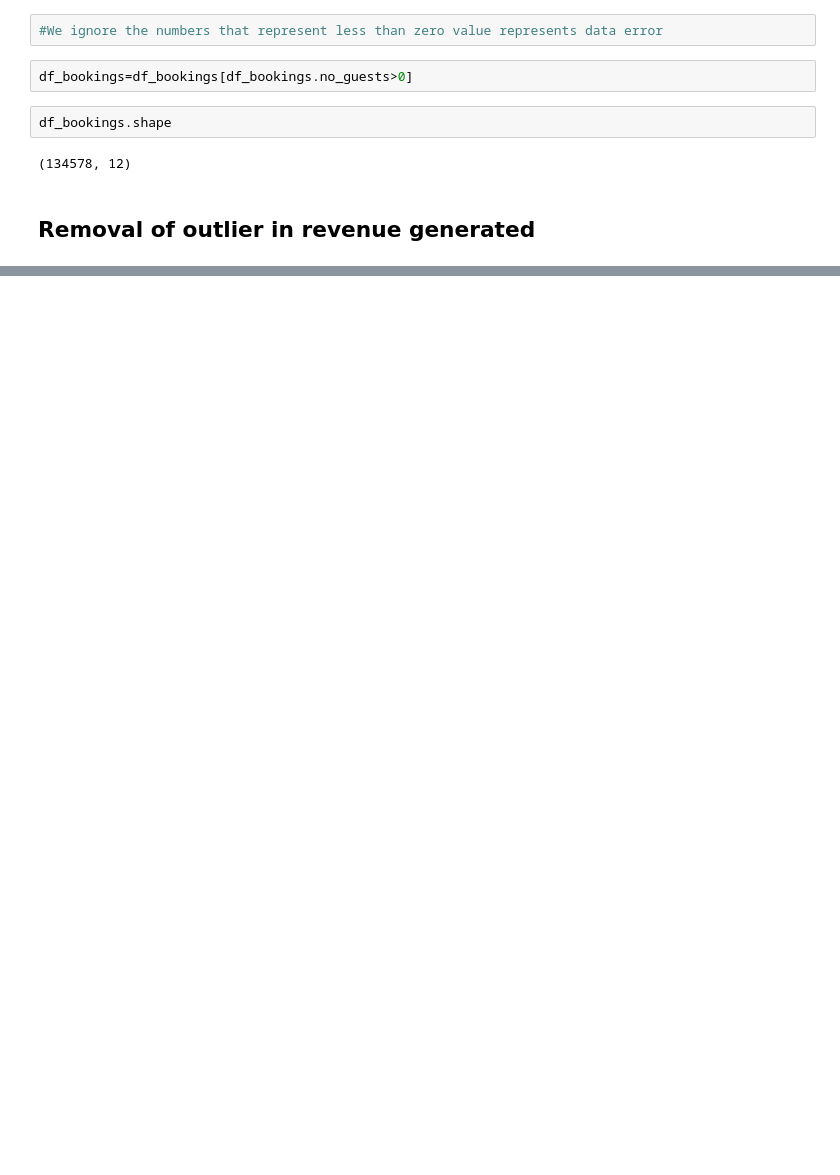
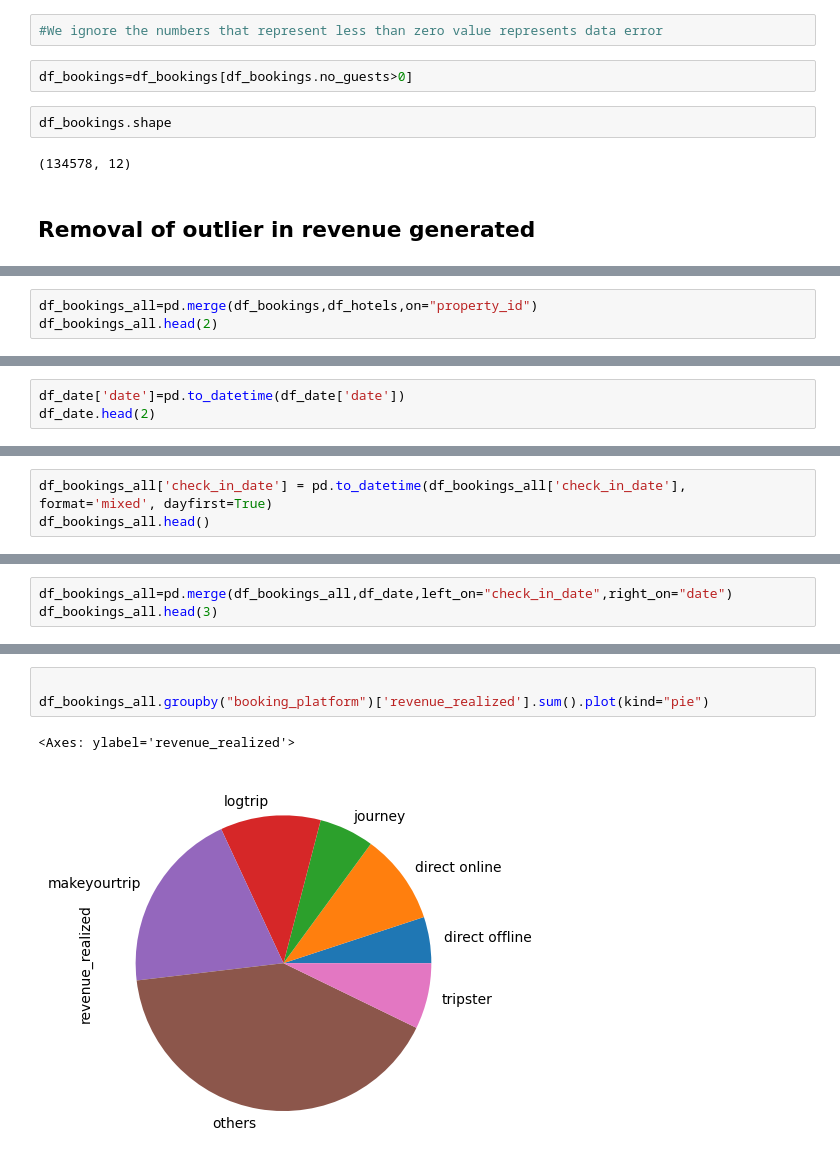
Before and after one commit to mesrai/Hotel-Analysis, a Jupyter notebook: Project/Project1.ipynb, the cells around one changed output, grey strips where cells are left out. Drawn from its saved outputs; the diff is of its cells as text; blank space fills up the shorter version.

```diff
--- a/Project/Project1.ipynb
+++ b/Project/Project1.ipynb
@@ -117,0 +431,3 @@ df_bookings.shape
+# %%
+df_bookings_all=pd.merge(df_bookings,df_hotels,on="property_id")
+df_bookings_all.head(2)
@@ -117,0 +501,3 @@ df_bookings.shape
+# %%
+df_date['date']=pd.to_datetime(df_date['date'])
+df_date.head(2)
@@ -117,0 +522,3 @@ df_bookings.shape
+# %%
+df_bookings_all['check_in_date'] = pd.to_datetime(df_bookings_all['check_in_date'], format='mixed', dayfirst=True)
+df_bookings_all.head()
@@ -117,0 +552,3 @@ df_bookings.shape
+# %%
+df_bookings_all=pd.merge(df_bookings_all,df_date,left_on="check_in_date",right_on="date")
+df_bookings_all.head(3)
@@ -117,0 +591,6 @@ df_bookings.shape
+# %%
+
+df_bookings_all.groupby("booking_platform")['revenue_realized'].sum().plot(kind="pie")
+# %% [output]
+<Axes: ylabel='revenue_realized'>
+[figure, added]
```
Also changed, not shown: parts of 63 cells of this notebook.
